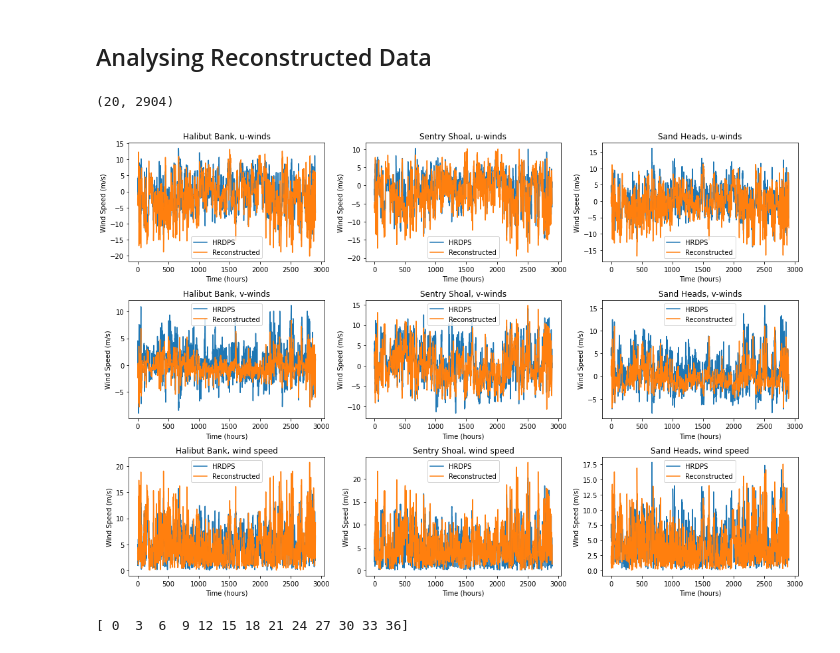
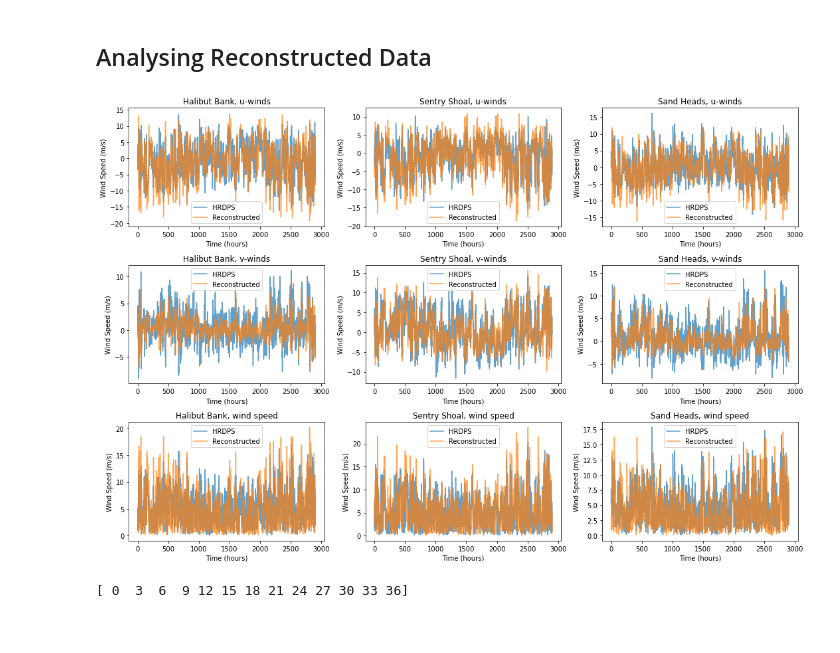
Before and after one commit to UBC-MOAD/analysis-armaan, a Jupyter notebook: notebooks/reconstructingdataP4.ipynb, the cells around one changed output. Cells and saved outputs as stored; diff of their text form; code cells hidden in the pictures.

```diff
--- a/notebooks/reconstructingdataP4.ipynb
+++ b/notebooks/reconstructingdataP4.ipynb
@@ -31,7 +51,6 @@ def reverse(mat, orig_shape):
 # %%
-hr_eigs = np.array( pd.read_csv('/ocean/arandhawa/MOAD/analysis-armaan/notebooks/eigvecs_hrdps_annual.csv', header = None) )
-hr_PCs = np.array( pd.read_csv('/ocean/arandhawa/MOAD/analysis-armaan/notebooks/PCs_hrdps_annual.csv', header = None) )
-hr_data = np.array( pd.read_csv('/ocean/arandhawa/MOAD/analysis-armaan/notebooks/raw_data_3h.csv', header = None) )
+hr_eigs = np.array(pd.read_csv('/ocean/arandhawa/MOAD/analysis-armaan/notebooks/eigvecs_hrdps_annual.csv', header = None))
+hr_PCs = np.array(pd.read_csv('/ocean/arandhawa/MOAD/analysis-armaan/notebooks/PCs_hrdps_annual.csv', header = None))
 print(hr_PCs.shape)
 print(hr_eigs.shape)
 # %% [output]
@@ -42,89 +62,82 @@ new_eigs = np.array( pd.read_csv('/ocean/arandhawa/MOAD/analysis-armaan/notebook
 # %% [markdown]
 ## Analysing Reconstructed Data
-# %%
-new_eigs.shape
-# %% [output]
-(20, 2904)
-# %%
-split = int( hr_data.shape[0]/2 )
-u_data = reverse(hr_data[:split,:], (0, 266, 256)) ##getting HRDPS u-winds
-v_data = reverse(hr_data[split:,:], (0, 266, 256)) ##getting HRDPS v-winds
 # %%
-recon = np.matmul(hr_PCs[:,0:20], new_eigs)
+recon = np.matmul(hr_PCs[:,0:20], new_eigs) + np.mean(hr_data)
 split4 = int( recon.shape[0]/2 )
 u_data_rec = reverse(recon[:split4,:], (0, 266, 256)) ##reconstructing u_winds from n PCs
 v_data_rec = reverse(recon[split4:,:], (0, 266, 256)) ##reconstructing v_winds from n PCs
 # %%
-## Plotting raw / averaged data at three locations.
+## Plotting data at three locations.
 
 fig, ax = plt.subplots(3, 3, figsize=(15, 10))
+alpha_val = 0.7
 
-ax[0, 0].plot(u_data[:,142,139], label = "HRDPS")
-ax[0, 0].plot(u_data_rec[:,142,139], label = "Reconstructed")
+ax[0, 0].plot(u_data[:,142,139], label = "HRDPS", alpha = alpha_val)
+ax[0, 0].plot(u_data_rec[:,142,139], label = "Reconstructed", alpha = alpha_val)
 ax[0, 0].set_title("Halibut Bank, u-winds")
 ax[0, 0].set_xlabel("Time (hours)")
 ax[0, 0].set_ylabel("Wind Speed (m/s)")
 ax[0, 0].legend()
 
-ax[0, 1].plot(u_data[:,174,107], label = "HRDPS")
-ax[0, 1].plot(u_data_rec[:,174,107], label = "Reconstructed")
+ax[0, 1].plot(u_data[:,174,107], label = "HRDPS", alpha = alpha_val)
+ax[0, 1].plot(u_data_rec[:,174,107], label = "Reconstructed", alpha = alpha_val)
 ax[0, 1].set_title("Sentry Shoal, u-winds")
 ax[0, 1].set_xlabel("Time (hours)")
 ax[0, 1].set_ylabel("Wind Speed (m/s)")
 ax[0, 1].legend()
 
-ax[0, 2].plot(u_data[:,129,149], label = "HRDPS")
-ax[0, 2].plot(u_data_rec[:,129, 149], label = "Reconstructed")
+ax[0, 2].plot(u_data[:,129,149], label = "HRDPS", alpha = alpha_val)
+ax[0, 2].plot(u_data_rec[:,129, 149], label = "Reconstructed", alpha = alpha_val)
 ax[0, 2].set_title("Sand Heads, u-winds")
 ax[0, 2].set_xlabel("Time (hours)")
 ax[0, 2].set_ylabel("Wind Speed (m/s)")
 ax[0, 2].legend()
 
-ax[1, 0].plot(v_data[:,142,139], label = "HRDPS")
-ax[1, 0].plot(v_data_rec[:,142,139], label = "Reconstructed")
+ax[1, 0].plot(v_data[:,142,139], label = "HRDPS", alpha = alpha_val)
+ax[1, 0].plot(v_data_rec[:,142,139], label = "Reconstructed", alpha = alpha_val)
 ax[1, 0].set_title("Halibut Bank, v-winds")
 ax[1, 0].set_xlabel("Time (hours)")
 ax[1, 0].set_ylabel("Wind Speed (m/s)")
 ax[1, 0].legend()
 
-ax[1, 1].plot(v_data[:,174,107], label = "HRDPS")
-ax[1, 1].plot(v_data_rec[:,174,107], label = "Reconstructed")
+ax[1, 1].plot(v_data[:,174,107], label = "HRDPS", alpha = alpha_val)
+ax[1, 1].plot(v_data_rec[:,174,107], label = "Reconstructed", alpha = alpha_val)
 ax[1, 1].set_title("Sentry Shoal, v-winds")
 ax[1, 1].set_xlabel("Time (hours)")
 ax[1, 1].set_ylabel("Wind Speed (m/s)")
 ax[1, 1].legend()
 
-ax[1, 2].plot(v_data[:,129,149], label = "HRDPS")
-ax[1, 2].plot(v_data_rec[:,129, 149], label = "Reconstructed")
+ax[1, 2].plot(v_data[:,129,149], label = "HRDPS", alpha = alpha_val)
+ax[1, 2].plot(v_data_rec[:,129, 149], label = "Reconstructed", alpha = alpha_val)
 ax[1, 2].set_title("Sand Heads, v-winds")
 ax[1, 2].set_xlabel("Time (hours)")
 ax[1, 2].set_ylabel("Wind Speed (m/s)")
 ax[1, 2].legend()
 
-ax[2,0].plot(np.sqrt(u_data[:,142,139]**2 + v_data[:,142,139]**2), label = "HRDPS")
-ax[2,0].plot(np.sqrt(u_data_rec[:,142,139]**2 + v_data_rec[:,142,139]**2), label = "Reconstructed")
+ax[2,0].plot(np.sqrt(u_data[:,142,139]**2 + v_data[:,142,139]**2), label = "HRDPS", alpha = alpha_val)
+ax[2,0].plot(np.sqrt(u_data_rec[:,142,139]**2 + v_data_rec[:,142,139]**2), label = "Reconstructed", alpha = alpha_val)
 ax[2,0].set_xlabel("Time (hours)")
 ax[2,0].set_title("Halibut Bank, wind speed")
 ax[2,0].set_ylabel("Wind Speed (m/s)")
 ax[2,0].legend()
 
-ax[2,1].plot(np.sqrt(u_data[:,174,107]**2 + v_data[:,174,107]**2), label = "HRDPS")
-ax[2,1].plot(np.sqrt(u_data_rec[:,174,107]**2 + v_data_rec[:,174,107]**2), label = "Reconstructed")
+ax[2,1].plot(np.sqrt(u_data[:,174,107]**2 + v_data[:,174,107]**2), label = "HRDPS", alpha = alpha_val)
+ax[2,1].plot(np.sqrt(u_data_rec[:,174,107]**2 + v_data_rec[:,174,107]**2), label = "Reconstructed", alpha = alpha_val)
 ax[2,1].set_xlabel("Time (hours)")
 ax[2,1].set_title("Sentry Shoal, wind speed")
 ax[2,1].set_ylabel("Wind Speed (m/s)")
 ax[2,1].legend()
 
-ax[2,2].plot(np.sqrt(u_data[:,129,149]**2 + v_data[:,129,149]**2) , label = "HRDPS")
-ax[2,2].plot(np.sqrt(u_data_rec[:,129,149]**2 + v_data_rec[:,129,149]**2) , label = "Reconstructed")
+ax[2,2].plot(np.sqrt(u_data[:,129,149]**2 + v_data[:,129,149]**2) , label = "HRDPS", alpha = alpha_val)
+ax[2,2].plot(np.sqrt(u_data_rec[:,129,149]**2 + v_data_rec[:,129,149]**2) , label = "Reconstructed", alpha = alpha_val)
 ax[2,2].set_xlabel("Time (hours)")
 ax[2,2].set_title("Sand Heads, wind speed")
 ax[2,2].set_ylabel("Wind Speed (m/s)")
 ax[2,2].legend()
 
 plt.tight_layout()
 # %% [output]
-[figure, old version]
+[figure, new version]
 # %%
 nums = np.arange(0, 37, 3)
 print(nums)
```
Also changed, not shown: parts of 7 cells of this notebook, 3 other files.
